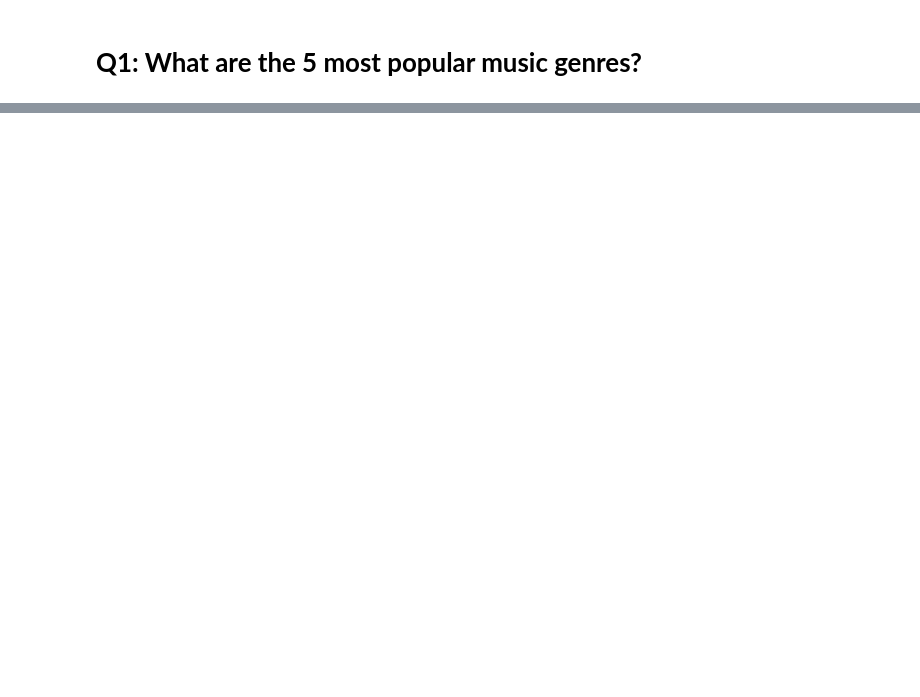
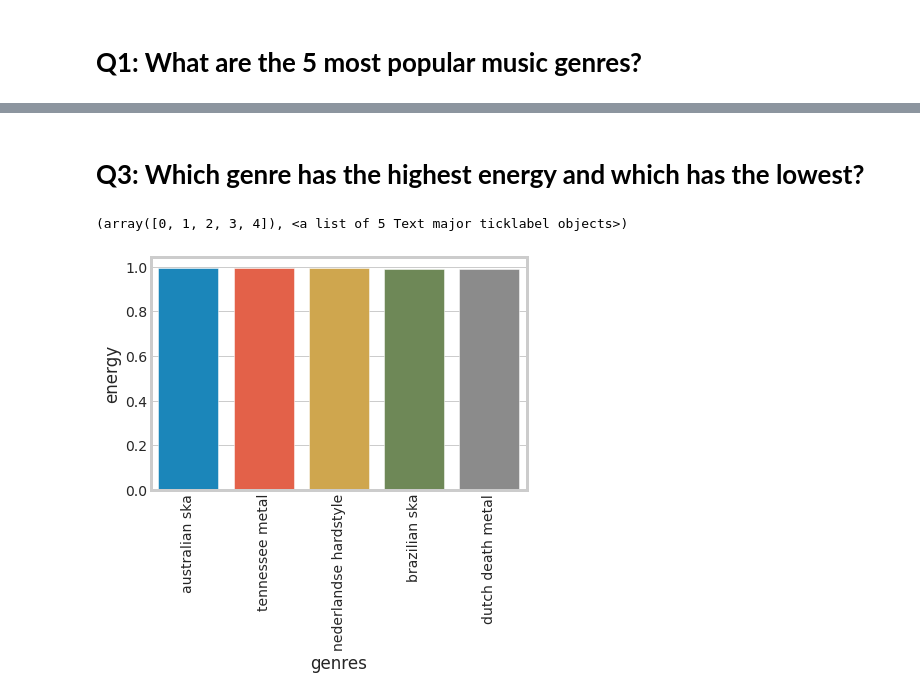
Before and after one commit to baher2000/Baher, a Jupyter notebook: Clustering_Mini-Project.ipynb, the cells around one changed output, grey strips where cells are left out. Cells and saved outputs as stored; diff of their text form; code cells hidden in the pictures; blank space fills up the shorter version.

```diff
--- a/Clustering_Mini-Project.ipynb
+++ b/Clustering_Mini-Project.ipynb
@@ -170,0 +142,8 @@ sns.barplot (data=df, x='genres', y='popularity').set(title='Genres and Populari
+# %% [markdown]
+# **Q3: Which genre has the highest energy and which has the lowest?**
+# %%
+sns.barplot(data = df.nlargest(5, 'energy'), x = 'genres' , y = 'energy')
+plt.xticks(rotation = 90)
+# %% [output]
+(array([0, 1, 2, 3, 4]), <a list of 5 Text major ticklabel objects>)
+[figure, added]
```
Also changed, not shown: parts of 32 cells of this notebook.
